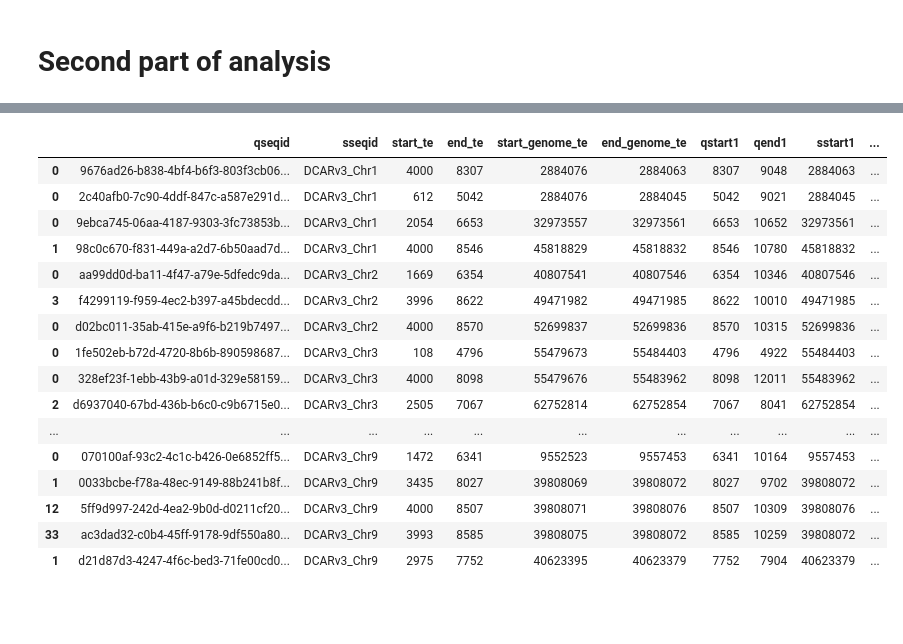
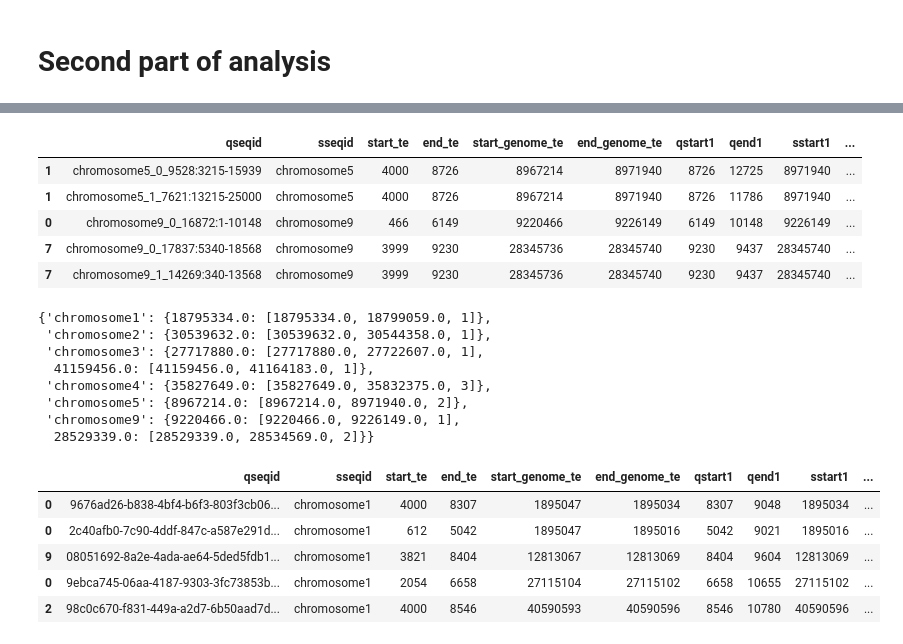
Before and after one commit to pkula/te_resolver, a Jupyter notebook: read.ipynb, the cells around one changed output, grey strips where cells are left out. Saved outputs shown, nothing was run; the diff lists cells and outputs as text; code cells hidden in the pictures; blank space fills up the shorter version.

```diff
--- a/read.ipynb
+++ b/read.ipynb
@@ -82,8 +127,10 @@ def filter_finish(df):
         & (df.length_genome < 12000)
     ]
 # %%
-ont = ["K10B", "K10f", "LK_1.3"]
-genome_path = "genome/DCARv3.4.fa"
+ont = ["K10B", "K10f", "LK5_1_3"]
+ont = ["K10B", "K10f"]
+ont = ["konik4"]
+genome_path = "genome/genomic2.fna"
 te_path = "te/Alex1_3.fas"
 dif_percent = 30
 
@@ -361,20 +522,47 @@ Warning: [blastn] Number of threads was reduced to 8 to match the number of avai
 # %%
-oxi.head(50)
+oxi
 # %% [output]
 |  | qseqid | sseqid | start_te | end_te | start_genome_te | end_genome_te | qstart1 | qend1 | sstart1 | ... |
-| 0 | 9676ad26-b838-4bf4-b6f3-803f3cb06... | DCARv3_Chr1 | 4000 | 8307 | 2884076 | 2884063 | 8307 | 9048 | 2884063 | ... |
-| 0 | 2c40afb0-7c90-4ddf-847c-a587e291d... | DCARv3_Chr1 | 612 | 5042 | 2884076 | 2884045 | 5042 | 9021 | 2884045 | ... |
-| 0 | 9ebca745-06aa-4187-9303-3fc73853b... | DCARv3_Chr1 | 2054 | 6653 | 32973557 | 32973561 | 6653 | 10652 | 32973561 | ... |
-| 1 | 98c0c670-f831-449a-a2d7-6b50aad7d... | DCARv3_Chr1 | 4000 | 8546 | 45818829 | 45818832 | 8546 | 10780 | 45818832 | ... |
-| 0 | aa99dd0d-ba11-4f47-a79e-5dfedc9da... | DCARv3_Chr2 | 1669 | 6354 | 40807541 | 40807546 | 6354 | 10346 | 40807546 | ... |
-| 3 | f4299119-f959-4ec2-b397-a45bdecdd... | DCARv3_Chr2 | 3996 | 8622 | 49471982 | 49471985 | 8622 | 10010 | 49471985 | ... |
-| 0 | d02bc011-35ab-415e-a9f6-b219b7497... | DCARv3_Chr2 | 4000 | 8570 | 52699837 | 52699836 | 8570 | 10315 | 52699836 | ... |
-| 0 | 1fe502eb-b72d-4720-8b6b-890598687... | DCARv3_Chr3 | 108 | 4796 | 55479673 | 55484403 | 4796 | 4922 | 55484403 | ... |
-| 0 | 328ef23f-1ebb-43b9-a01d-329e58159... | DCARv3_Chr3 | 4000 | 8098 | 55479676 | 55483962 | 8098 | 12011 | 55483962 | ... |
-| 2 | d6937040-67bd-436b-b6c0-c9b6715e0... | DCARv3_Chr3 | 2505 | 7067 | 62752814 | 62752854 | 7067 | 8041 | 62752854 | ... |
-| ... | ... | ... | ... | ... | ... | ... | ... | ... | ... | ... |
-| 0 | 070100af-93c2-4c1c-b426-0e6852ff5... | DCARv3_Chr9 | 1472 | 6341 | 9552523 | 9557453 | 6341 | 10164 | 9557453 | ... |
-| 1 | 0033bcbe-f78a-48ec-9149-88b241b8f... | DCARv3_Chr9 | 3435 | 8027 | 39808069 | 39808072 | 8027 | 9702 | 39808072 | ... |
-| 12 | 5ff9d997-242d-4ea2-9b0d-d0211cf20... | DCARv3_Chr9 | 4000 | 8507 | 39808071 | 39808076 | 8507 | 10309 | 39808076 | ... |
-| 33 | ac3dad32-c0b4-45ff-9178-9df550a80... | DCARv3_Chr9 | 3993 | 8585 | 39808075 | 39808072 | 8585 | 10259 | 39808072 | ... |
-| 1 | d21d87d3-4247-4f6c-bed3-71fe00cd0... | DCARv3_Chr9 | 2975 | 7752 | 40623395 | 40623379 | 7752 | 7904 | 40623379 | ... |
+| 1 | chromosome5_0_9528:3215-15939 | chromosome5 | 4000 | 8726 | 8967214 | 8971940 | 8726 | 12725 | 8971940 | ... |
+| 1 | chromosome5_1_7621:13215-25000 | chromosome5 | 4000 | 8726 | 8967214 | 8971940 | 8726 | 11786 | 8971940 | ... |
+| 0 | chromosome9_0_16872:1-10148 | chromosome9 | 466 | 6149 | 9220466 | 9226149 | 6149 | 10148 | 9226149 | ... |
+| 7 | chromosome9_0_17837:5340-18568 | chromosome9 | 3999 | 9230 | 28345736 | 28345740 | 9230 | 9437 | 28345740 | ... |
+| 7 | chromosome9_1_14269:340-13568 | chromosome9 | 3999 | 9230 | 28345736 | 28345740 | 9230 | 9437 | 28345740 | ... |
+# %%
+def mid(rec, row):
+    start =  row['start_genome_te']
+    for m in rec.keys():
+        if start - m < 1000 and start - m > -1000:
+            rec[m][2] =  rec[m][2] + 1
+            return
+    rec[start] =  [row['start_genome_te'], row['end_genome_te'], 1]
+    return
+
+
+records = {}
+for sid in oxi.sseqid.unique():
+    okno = oxi[(oxi.sseqid == sid)]
+    records[sid] = {}
+    for index, row in okno.iterrows():
+        mid(records[sid], row)
+
+
+records
+# %% [output]
+{'chromosome1': {18795334.0: [18795334.0, 18799059.0, 1]},
+ 'chromosome2': {30539632.0: [30539632.0, 30544358.0, 1]},
+ 'chromosome3': {27717880.0: [27717880.0, 27722607.0, 1],
+  41159456.0: [41159456.0, 41164183.0, 1]},
+ 'chromosome4': {35827649.0: [35827649.0, 35832375.0, 3]},
+ 'chromosome5': {8967214.0: [8967214.0, 8971940.0, 2]},
+ 'chromosome9': {9220466.0: [9220466.0, 9226149.0, 1],
+  28529339.0: [28529339.0, 28534569.0, 2]}}
+# %%
+oxi.head()
+# %% [output]
+|  | qseqid | sseqid | start_te | end_te | start_genome_te | end_genome_te | qstart1 | qend1 | sstart1 | ... |
+| 0 | 9676ad26-b838-4bf4-b6f3-803f3cb06... | chromosome1 | 4000 | 8307 | 1895047 | 1895034 | 8307 | 9048 | 1895034 | ... |
+| 0 | 2c40afb0-7c90-4ddf-847c-a587e291d... | chromosome1 | 612 | 5042 | 1895047 | 1895016 | 5042 | 9021 | 1895016 | ... |
+| 9 | 08051692-8a2e-4ada-ae64-5ded5fdb1... | chromosome1 | 3821 | 8404 | 12813067 | 12813069 | 8404 | 9604 | 12813069 | ... |
+| 0 | 9ebca745-06aa-4187-9303-3fc73853b... | chromosome1 | 2054 | 6658 | 27115104 | 27115102 | 6658 | 10655 | 27115102 | ... |
+| 2 | 98c0c670-f831-449a-a2d7-6b50aad7d... | chromosome1 | 4000 | 8546 | 40590593 | 40590596 | 8546 | 10780 | 40590596 | ... |
```
Also changed, not shown: parts of 11 cells of this notebook.
